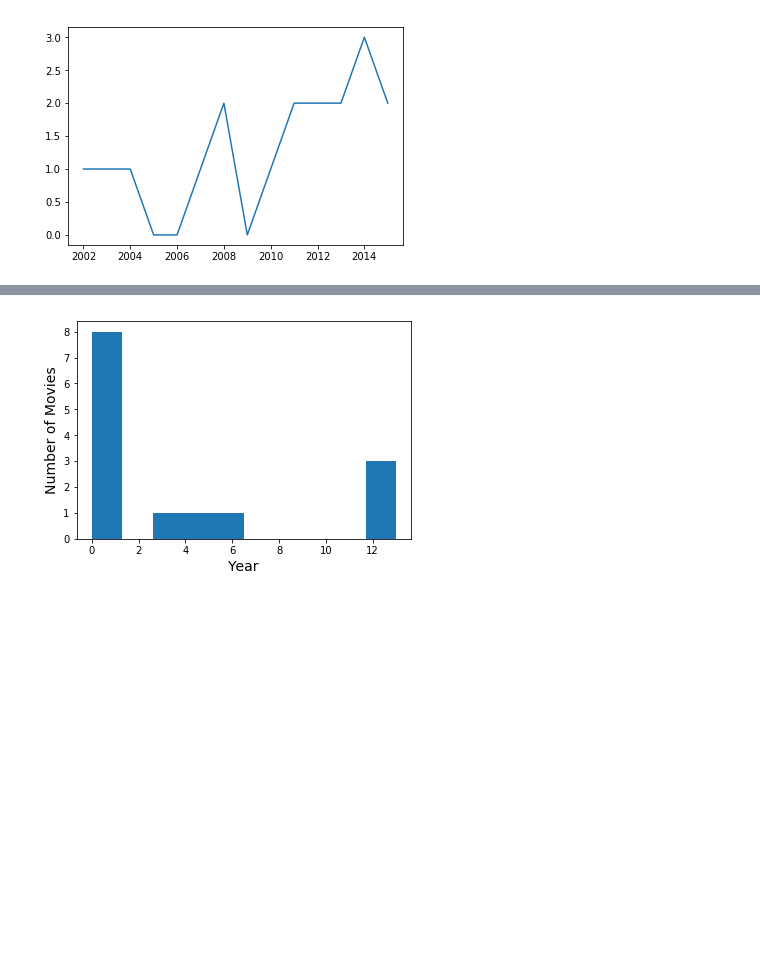
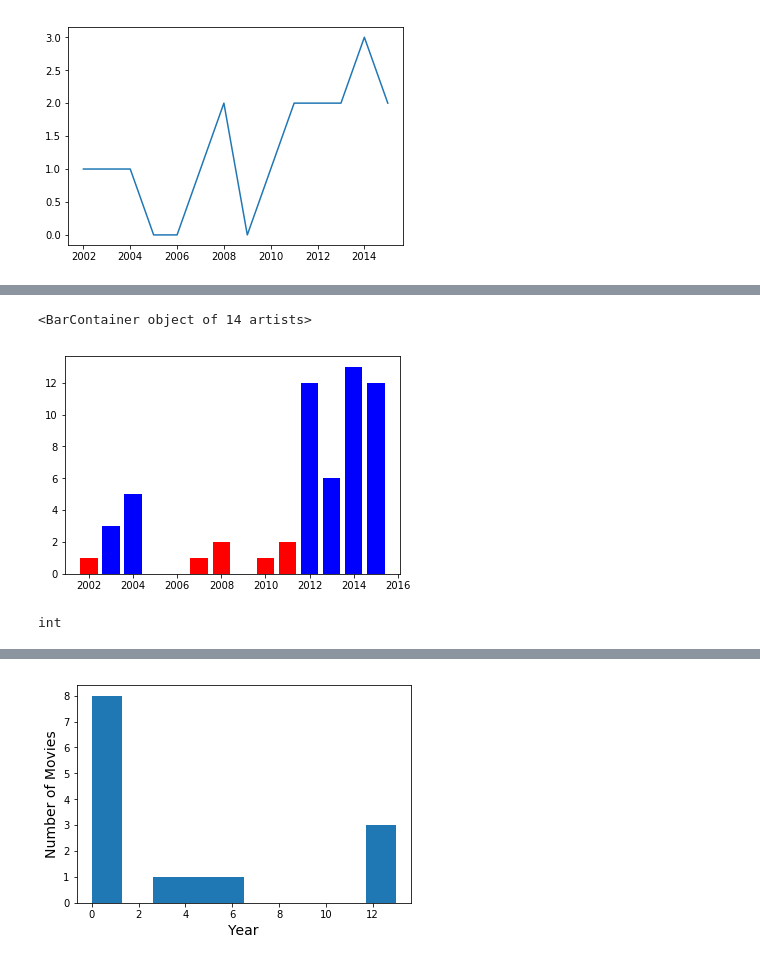
Before and after one commit to PEKKAGOLEM/Final-Project-On-Lego, a Jupyter notebook: finalprojectlego.ipynb, the cells around one changed output, grey strips where cells are left out. Cells and saved outputs as stored; diff of their text form; code cells hidden in the pictures; blank space fills up the shorter version.

```diff
--- a/finalprojectlego.ipynb
+++ b/finalprojectlego.ipynb
@@ -157,0 +168,10 @@ plt.plot(range(2002, 2016), marvelList)
+# %%
+plt.bar(range(2002, 2016), marvelList, color = 'red')
+plt.bar(range(2002, 2016), legoList, color = 'blue')
+# %% [output]
+<BarContainer object of 14 artists>
+[figure, added]
+# %%
+type(marvelList[0])
+# %% [output]
+int
```
Also changed, not shown: parts of 4 cells of this notebook.
